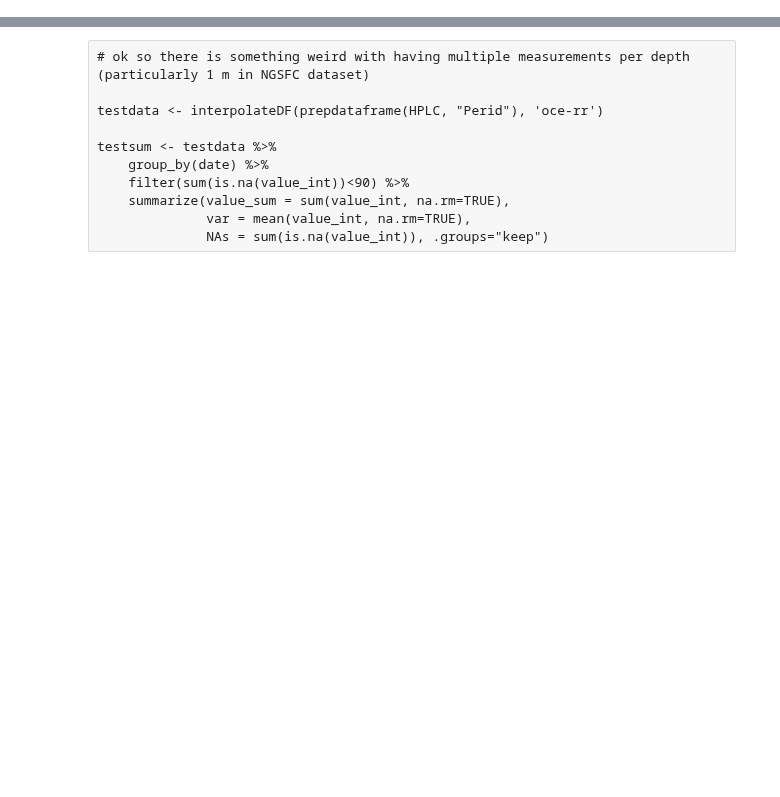
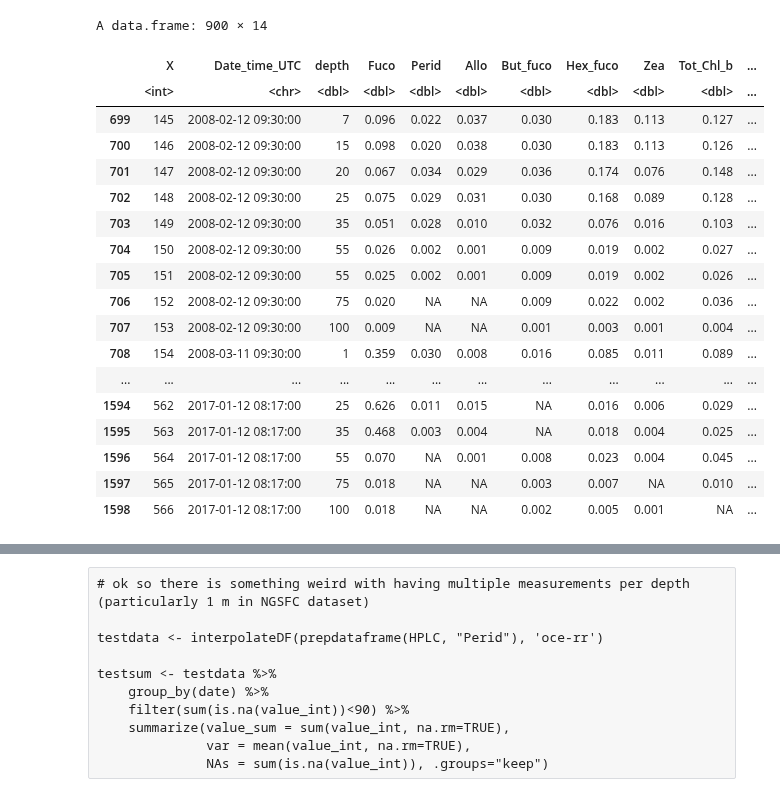
Before and after one commit to ben1post/BennyPhD, a Jupyter notebook: CaRiaco/SCRIPPS/CARIACO_data/Manuscript2DataAnalysis/DataPipeline/HPLC/HPLC_IntegrateSizePigments.R.ipynb, the cells around one changed output, grey strips where cells are left out. Saved outputs shown, nothing was run; the diff lists cells and outputs as text; code cells hidden in the pictures; blank space fills up the shorter version.

```diff
--- a/CaRiaco/SCRIPPS/CARIACO_data/Manuscript2DataAnalysis/DataPipeline/HPLC/HPLC_IntegrateSizePigments.R.ipynb
+++ b/CaRiaco/SCRIPPS/CARIACO_data/Manuscript2DataAnalysis/DataPipeline/HPLC/HPLC_IntegrateSizePigments.R.ipynb
@@ -98,0 +129,22 @@ interpolateVAR <- function(data, var, depth_to=100, depth_from=0, int_func='oce-
+# %%
+tail(HPLC,n=900)
+# %% [output]
+A data.frame: 900 × 14
+|  | X | Date_time_UTC | depth | Fuco | Perid | Allo | But_fuco | Hex_fuco | Zea | Tot_Chl_b | ... |
+|  | <int> | <chr> | <dbl> | <dbl> | <dbl> | <dbl> | <dbl> | <dbl> | <dbl> | <dbl> | ... |
+| 699 | 145 | 2008-02-12 09:30:00 | 7 | 0.096 | 0.022 | 0.037 | 0.030 | 0.183 | 0.113 | 0.127 | ... |
+| 700 | 146 | 2008-02-12 09:30:00 | 15 | 0.098 | 0.020 | 0.038 | 0.030 | 0.183 | 0.113 | 0.126 | ... |
+| 701 | 147 | 2008-02-12 09:30:00 | 20 | 0.067 | 0.034 | 0.029 | 0.036 | 0.174 | 0.076 | 0.148 | ... |
+| 702 | 148 | 2008-02-12 09:30:00 | 25 | 0.075 | 0.029 | 0.031 | 0.030 | 0.168 | 0.089 | 0.128 | ... |
+| 703 | 149 | 2008-02-12 09:30:00 | 35 | 0.051 | 0.028 | 0.010 | 0.032 | 0.076 | 0.016 | 0.103 | ... |
+| 704 | 150 | 2008-02-12 09:30:00 | 55 | 0.026 | 0.002 | 0.001 | 0.009 | 0.019 | 0.002 | 0.027 | ... |
+| 705 | 151 | 2008-02-12 09:30:00 | 55 | 0.025 | 0.002 | 0.001 | 0.009 | 0.019 | 0.002 | 0.026 | ... |
+| 706 | 152 | 2008-02-12 09:30:00 | 75 | 0.020 | NA | NA | 0.009 | 0.022 | 0.002 | 0.036 | ... |
+| 707 | 153 | 2008-02-12 09:30:00 | 100 | 0.009 | NA | NA | 0.001 | 0.003 | 0.001 | 0.004 | ... |
+| 708 | 154 | 2008-03-11 09:30:00 | 1 | 0.359 | 0.030 | 0.008 | 0.016 | 0.085 | 0.011 | 0.089 | ... |
+| ... | ... | ... | ... | ... | ... | ... | ... | ... | ... | ... | ... |
+| 1594 | 562 | 2017-01-12 08:17:00 | 25 | 0.626 | 0.011 | 0.015 | NA | 0.016 | 0.006 | 0.029 | ... |
+| 1595 | 563 | 2017-01-12 08:17:00 | 35 | 0.468 | 0.003 | 0.004 | NA | 0.018 | 0.004 | 0.025 | ... |
+| 1596 | 564 | 2017-01-12 08:17:00 | 55 | 0.070 | NA | 0.001 | 0.008 | 0.023 | 0.004 | 0.045 | ... |
+| 1597 | 565 | 2017-01-12 08:17:00 | 75 | 0.018 | NA | NA | 0.003 | 0.007 | NA | 0.010 | ... |
+| 1598 | 566 | 2017-01-12 08:17:00 | 100 | 0.018 | NA | NA | 0.002 | 0.005 | 0.001 | NA | ... |
```
Also changed, not shown: parts of 13 cells of this notebook, 8 other files.
